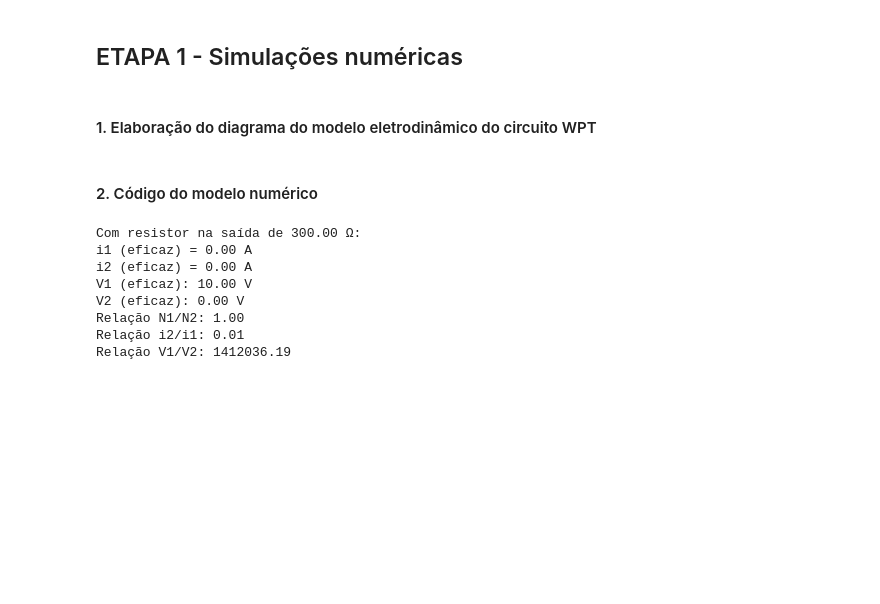
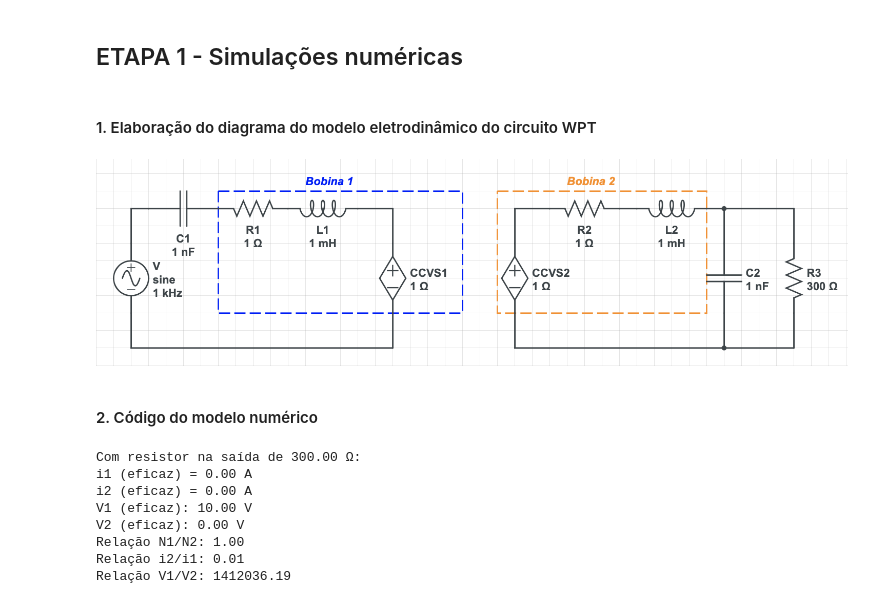
Before and after one commit to pedrofracassi/insper-eletromag-projeto, a Jupyter notebook: Etapa1.ipynb, the cells around one changed output. Cells and saved outputs as stored; diff of their text form; code cells hidden in the pictures; blank space fills up the shorter version.

Commit message:
circuito

```diff
--- a/Etapa1.ipynb
+++ b/Etapa1.ipynb
@@ -7,3 +5,8 @@
+# %%
+from IPython import display
+display.Image("circuitoWPT.png")
+# %% [output]
+[figure, added]
 # %% [markdown]
 #### 2. Código do modelo numérico
 # %%
```
Also changed, not shown: parts of 2 cells of this notebook, 2 other files.
